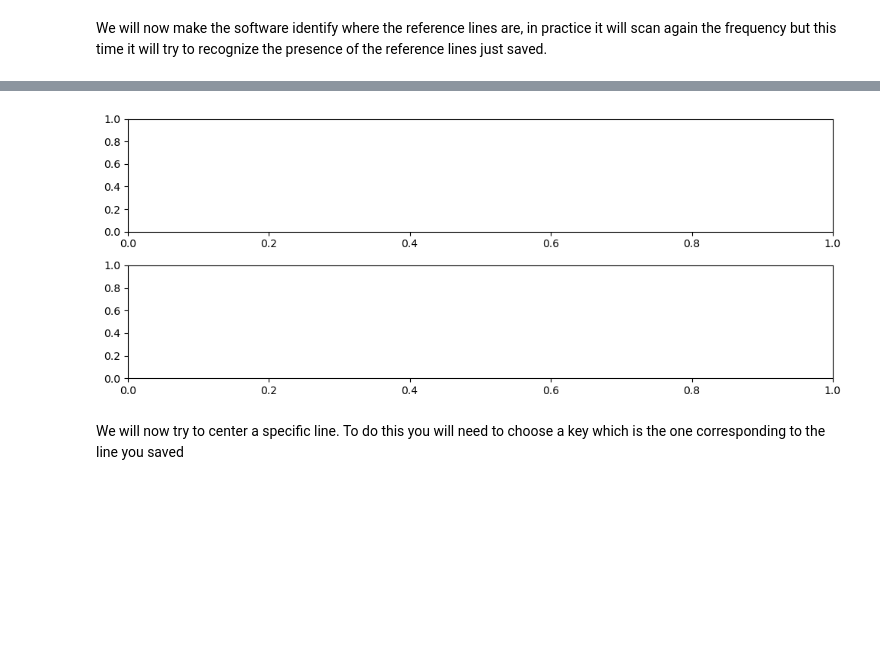
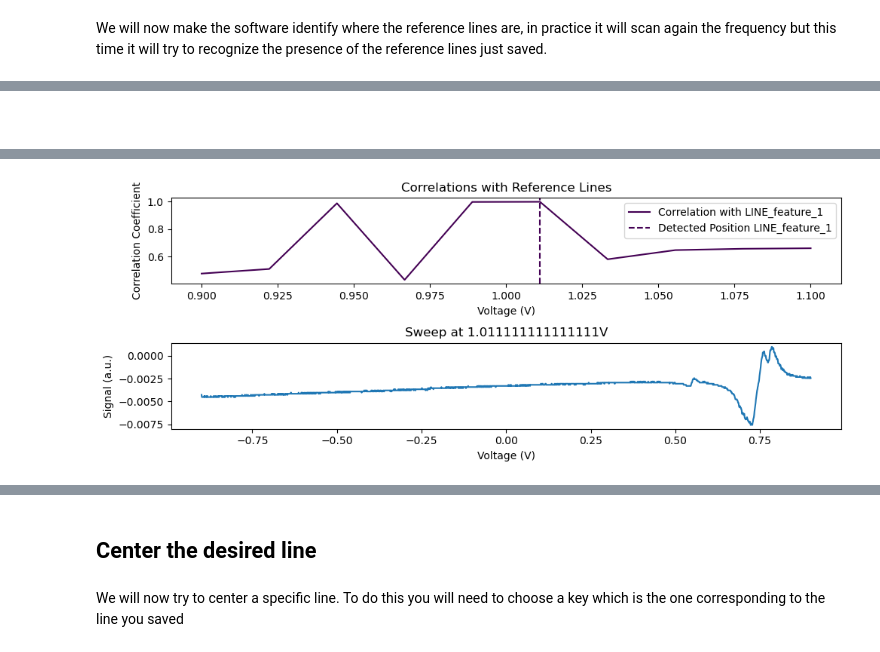
Before and after one commit to jack00look/RP_Spectroscopy, a Jupyter notebook: Notebook_Serafini.ipynb, the cells around one changed output, grey strips where cells are left out. Saved outputs shown, nothing was run; the diff lists cells and outputs as text; code cells hidden in the pictures; blank space fills up the shorter version.

```diff
--- a/Notebook_Serafini.ipynb
+++ b/Notebook_Serafini.ipynb
@@ -92,4 +119,6 @@ We will now make the software identify where the reference lines are, in practic
+# %% [markdown]
+##
 # %%
-RP_controller.set_debug_mode()
-RP_controller.find_reference_lines(start_voltage= 0.9, stop_voltage= 1., num_points= 6)
+#RP_controller.set_debug_mode()
+RP_controller.find_reference_lines(start_voltage= 0.9, stop_voltage= 1.1, num_points= 10)
 # %% [output]
@@ -114,0 +142 @@ RP_controller.find_reference_lines(start_voltage= 0.9, stop_voltage= 1., num_poi
+[figure, new version]
@@ -116,4 +144,5 @@ AttributeError: 'ParameterImplementationWriteable' object has no attribute 'get_
-[figure, old version]
+# %% [markdown]
+## Center the desired line
 # %% [markdown]
 We will now try to center a specific line. To do this you will need to choose a key which is the one corresponding to the line you saved
 # %%
```
Also changed, not shown: parts of 16 cells of this notebook, 8 other files.
